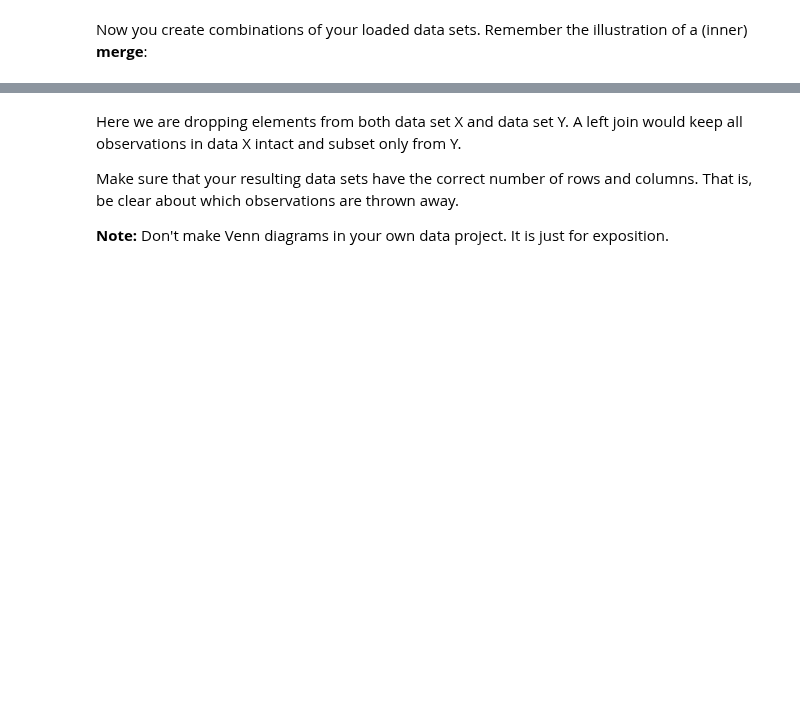
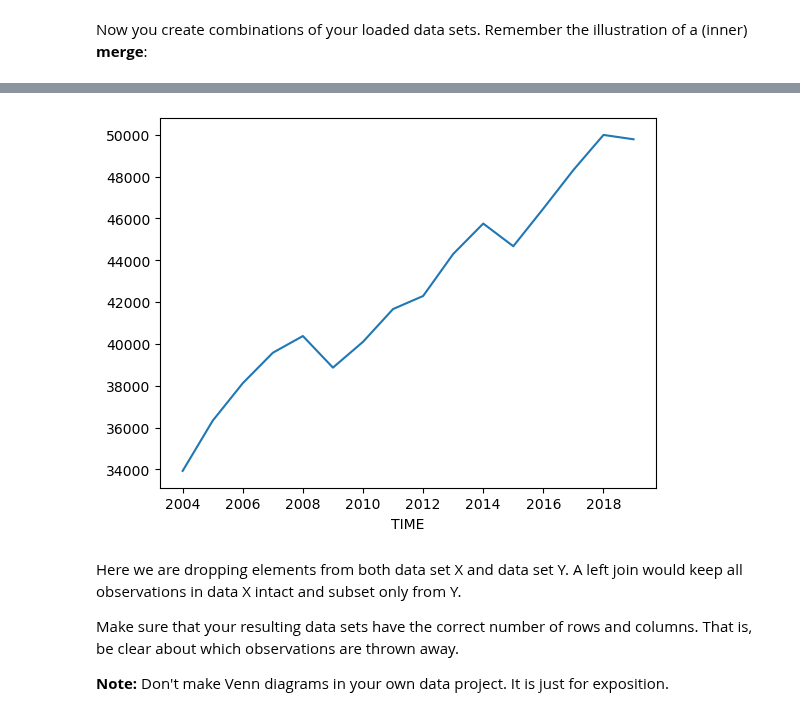
Before and after one commit to NumEconCopenhagen/projects-2023-newteam, a Jupyter notebook: dataproject/dataproject.ipynb, the cells around one changed output, grey strips where cells are left out. Cells and saved outputs as stored; diff of their text form; code cells hidden in the pictures; blank space fills up the shorter version.

```diff
--- a/dataproject/dataproject.ipynb
+++ b/dataproject/dataproject.ipynb
@@ -207,6 +207,12 @@ See the caveats in the documentation: https://pandas.pydata.org/pandas-docs/stab
 | 13 | Canada | Average | Deaths from suicide, alcohol, drugs | Current Well-being | TOT | TOT | TOT | 2017 | ... |
 | 14 | Canada | Average | Deaths from suicide, alcohol, drugs | Current Well-being | TOT | TOT | TOT | 2018 | ... |
 | 15 | Canada | Average | Deaths from suicide, alcohol, drugs | Current Well-being | TOT | TOT | TOT | 2019 | ... |
+# %%
+#plot how GDP changes over the years
+
+inner.plot(x='TIME',y='GDP_per_capita,PPP', legend=False);
+# %% [output]
+[figure, added]
 # %% [markdown]
 Here we are dropping elements from both data set X and data set Y. A left join would keep all observations in data X intact and subset only from Y.
 
```
